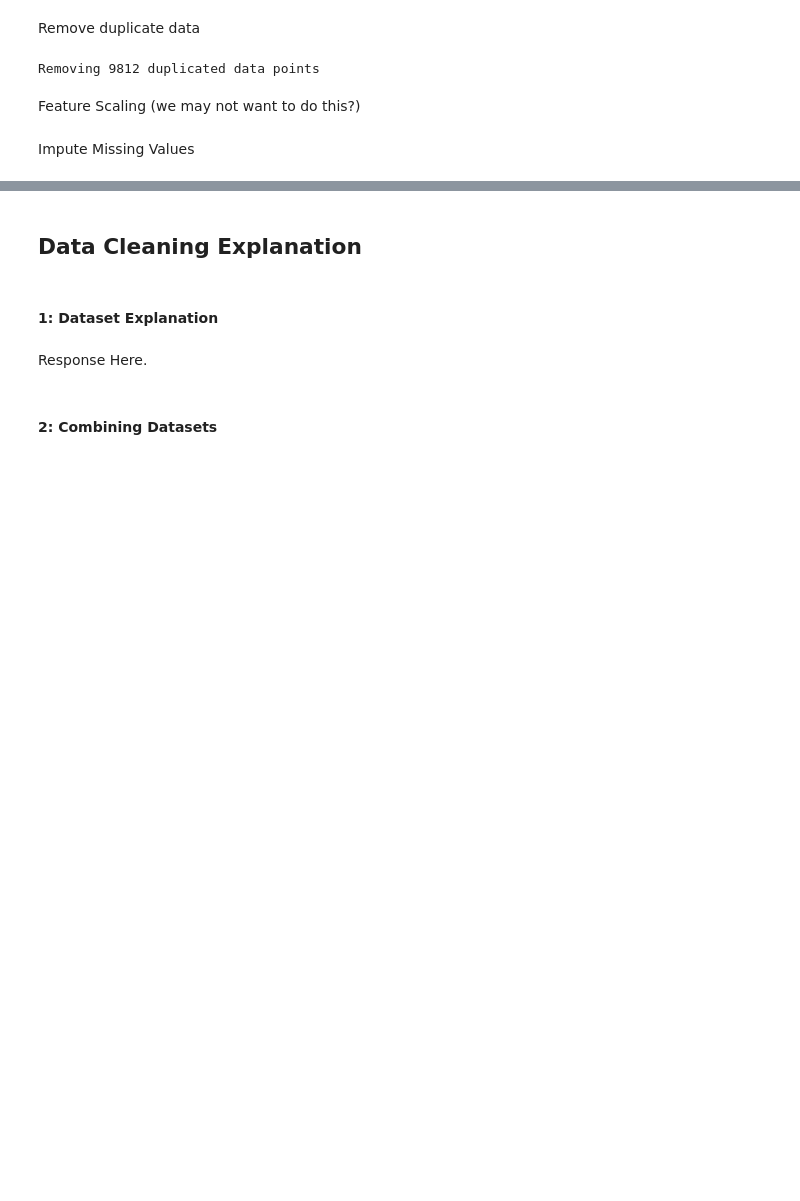
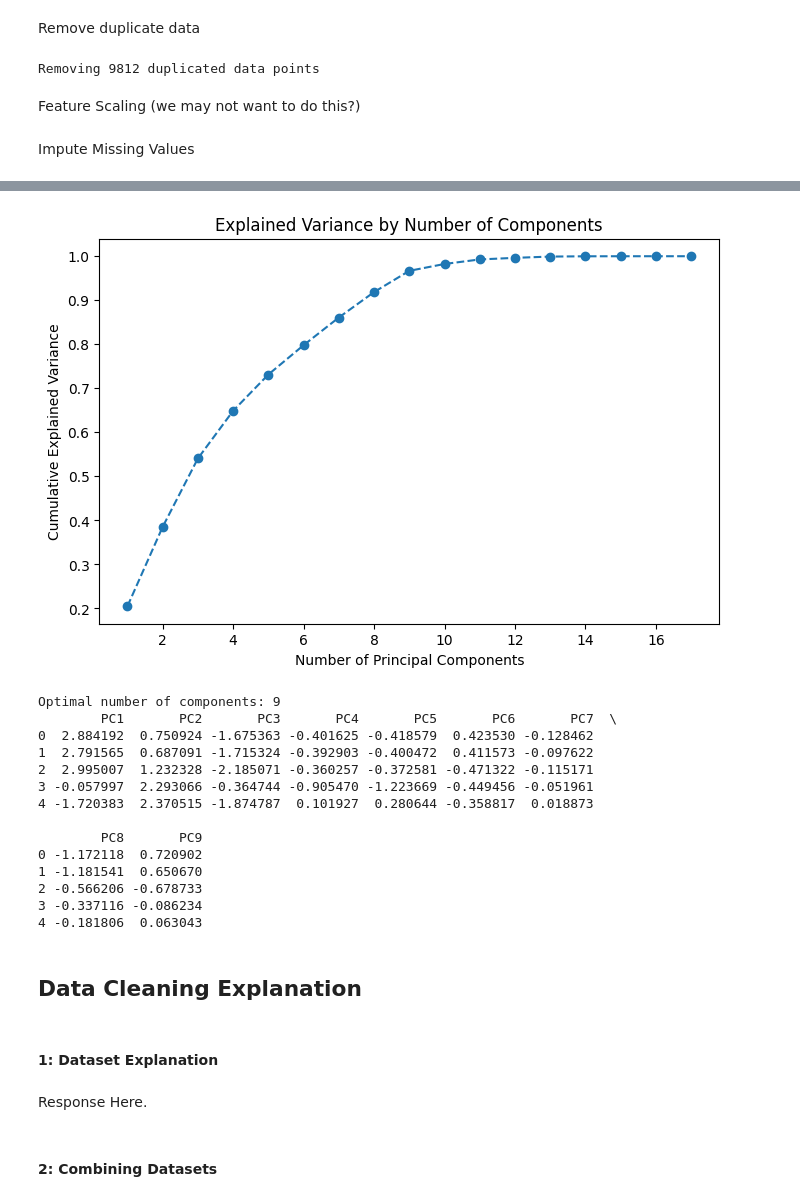
Before and after one commit to sophieharman/Vol3AirQualityProject, a Jupyter notebook: data_cleaning.ipynb, the cells around one changed output, grey strips where cells are left out. Saved outputs shown, nothing was run; the diff lists cells and outputs as text; code cells hidden in the pictures; blank space fills up the shorter version.

```diff
--- a/data_cleaning.ipynb
+++ b/data_cleaning.ipynb
@@ -125,3 +253,53 @@ print("Missing Values # After KNN: ", df.shape[0])
+# %%
+# Drop non-numeric columns
+df_numeric = df.select_dtypes(include=[np.number]).dropna()
+
+# Standardize the data
+scaler = StandardScaler()
+df_scaled = scaler.fit_transform(df_numeric)
+
+# Apply PCA
+pca = PCA()
+principal_components = pca.fit_transform(df_scaled)
+
+# Explained variance ratio
+explained_variance = np.cumsum(pca.explained_variance_ratio_)
+
+# Plot explained variance to decide how many components to keep
+plt.figure(figsize=(8,5))
+plt.plot(range(1, len(explained_variance) + 1), explained_variance, marker='o', linestyle='--')
+plt.xlabel('Number of Principal Components')
+plt.ylabel('Cumulative Explained Variance')
+plt.title('Explained Variance by Number of Components')
+plt.show()
+
+# Keep components that explain at least 95% of the variance
+n_components = np.argmax(explained_variance >= 0.95) + 1
+print(f'Optimal number of components: {n_components}')
+
+# Transform data using selected components
+pca = PCA(n_components=n_components)
+principal_components = pca.fit_transform(df_scaled)
+
+# Create a DataFrame with the optimal principal components
+df_pca = pd.DataFrame(principal_components, columns=[f'PC{i+1}' for i in range(n_components)])
+print(df_pca.head())
+# %% [output]
+[figure, added]
+Optimal number of components: 9
+        PC1       PC2       PC3       PC4       PC5       PC6       PC7  \
+0  2.884192  0.750924 -1.675363 -0.401625 -0.418579  0.423530 -0.128462
+1  2.791565  0.687091 -1.715324 -0.392903 -0.400472  0.411573 -0.097622
+2  2.995007  1.232328 -2.185071 -0.360257 -0.372581 -0.471322 -0.115171
+3 -0.057997  2.293066 -0.364744 -0.905470 -1.223669 -0.449456 -0.051961
+4 -1.720383  2.370515 -1.874787  0.101927  0.280644 -0.358817  0.018873
+
+        PC8       PC9
+0 -1.172118  0.720902
+1 -1.181541  0.650670
+2 -0.566206 -0.678733
+3 -0.337116 -0.086234
+4 -0.181806  0.063043
 # %% [markdown]
 ## Data Cleaning Explanation
 # %% [markdown]
```
Also changed, not shown: parts of 10 cells of this notebook.
